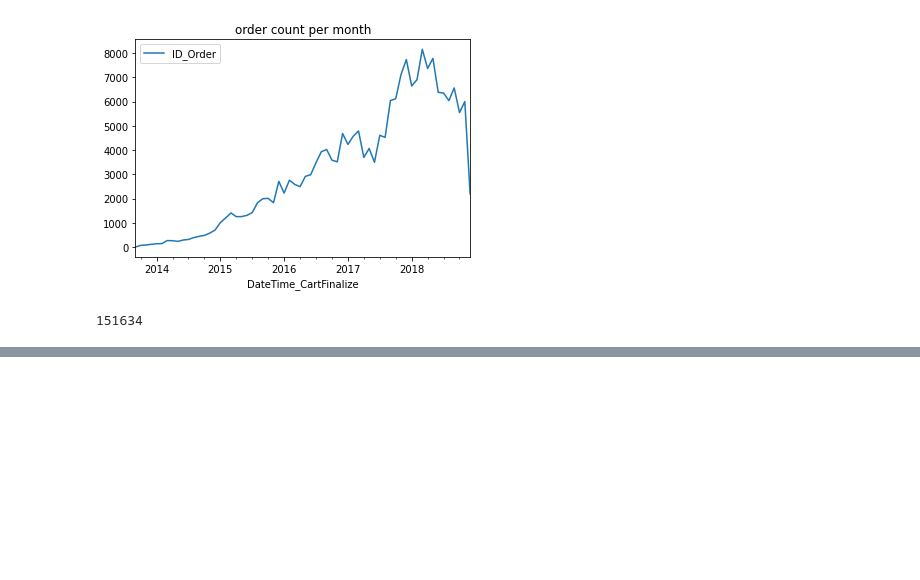
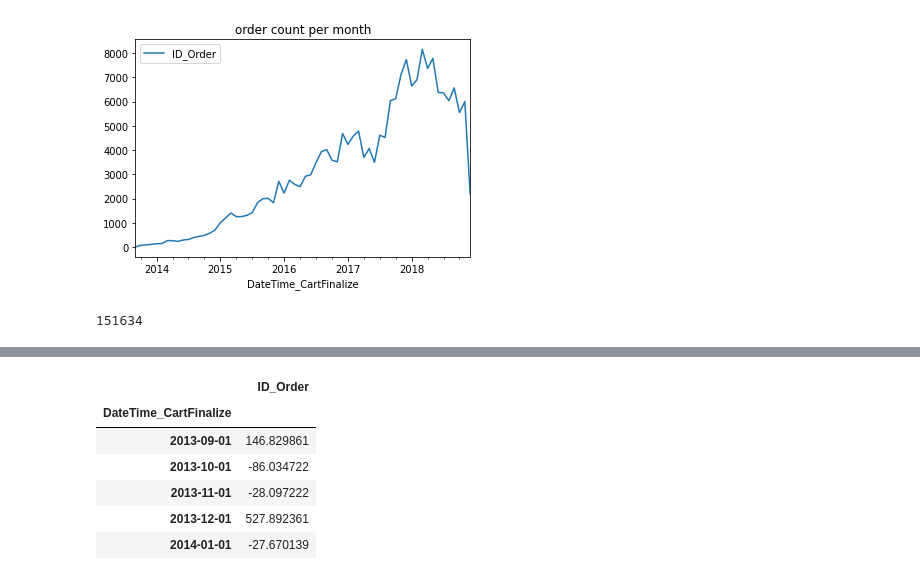
Before and after one commit to MahdiEsrafili/Iran_commercials_analysis, a Jupyter notebook: Digikala_DS/digikala.ipynb, the cells around one changed output, grey strips where cells are left out. Saved outputs shown, nothing was run; the diff lists cells and outputs as text; code cells hidden in the pictures; blank space fills up the shorter version.

```diff
--- a/Digikala_DS/digikala.ipynb
+++ b/Digikala_DS/digikala.ipynb
@@ -593,0 +633,10 @@ new_user_per_month.ID_Customer.sum()
+# %%
+decomp_add.seasonal.head()
+# %% [output]
+|  | ID_Order |
+| DateTime_CartFinalize |  |
+| 2013-09-01 | 146.829861 |
+| 2013-10-01 | -86.034722 |
+| 2013-11-01 | -28.097222 |
+| 2013-12-01 | 527.892361 |
+| 2014-01-01 | -27.670139 |
```
Also changed, not shown: parts of 12 cells of this notebook, 1 other file.
